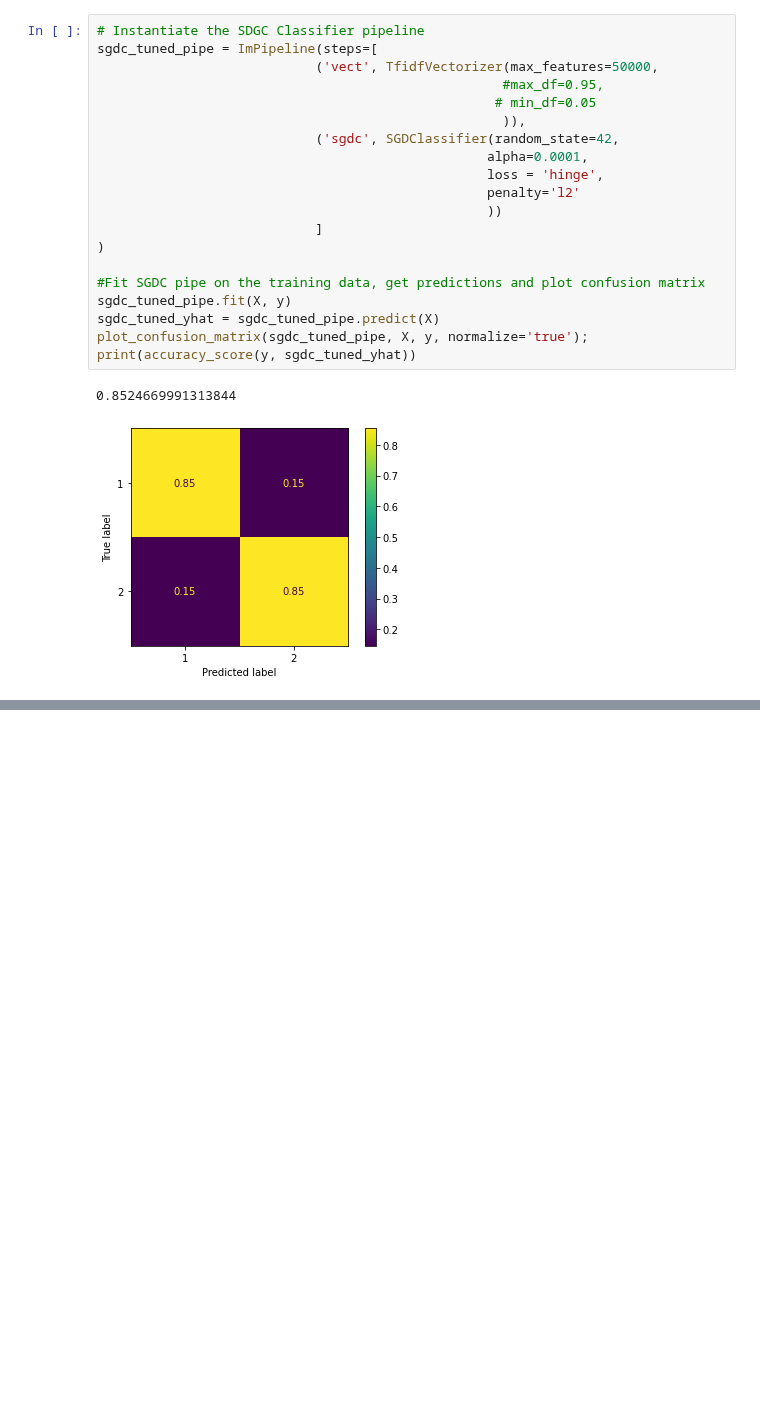
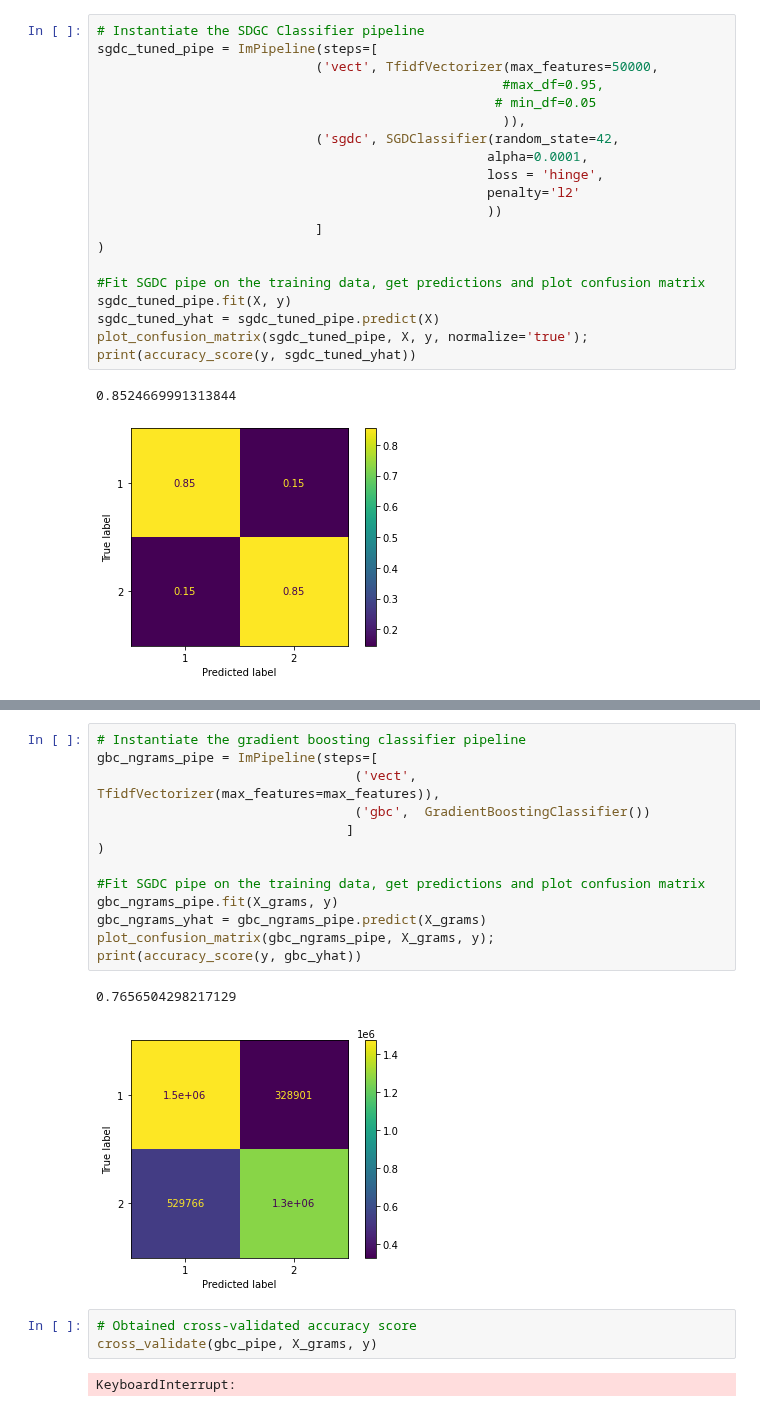
Before and after one commit to ThomasHChapman/classifying_user_reviews, a Jupyter notebook: working_notebooks/modeling_nb.ipynb, the cells around one changed output, grey strips where cells are left out. Cells and saved outputs as stored; diff of their text form; blank space fills up the shorter version.

```diff
--- a/working_notebooks/modeling_nb.ipynb
+++ b/working_notebooks/modeling_nb.ipynb
@@ -240,0 +301,21 @@ cross_validate(gbc_pipe, X, y)
+# %%
+# Instantiate the gradient boosting classifier pipeline
+gbc_ngrams_pipe = ImPipeline(steps=[
+                                 ('vect', TfidfVectorizer(max_features=max_features)),
+                                 ('gbc',  GradientBoostingClassifier())
+                                ]
+)
+
+#Fit SGDC pipe on the training data, get predictions and plot confusion matrix
+gbc_ngrams_pipe.fit(X_grams, y)
+gbc_ngrams_yhat = gbc_ngrams_pipe.predict(X_grams)
+plot_confusion_matrix(gbc_ngrams_pipe, X_grams, y);
+print(accuracy_score(y, gbc_yhat))
+# %% [output]
+0.7656504298217129
+[figure, added]
+# %%
+# Obtained cross-validated accuracy score
+cross_validate(gbc_pipe, X_grams, y)
+# %% [output]
+KeyboardInterrupt:
```
Also changed, not shown: parts of 15 cells of this notebook.
